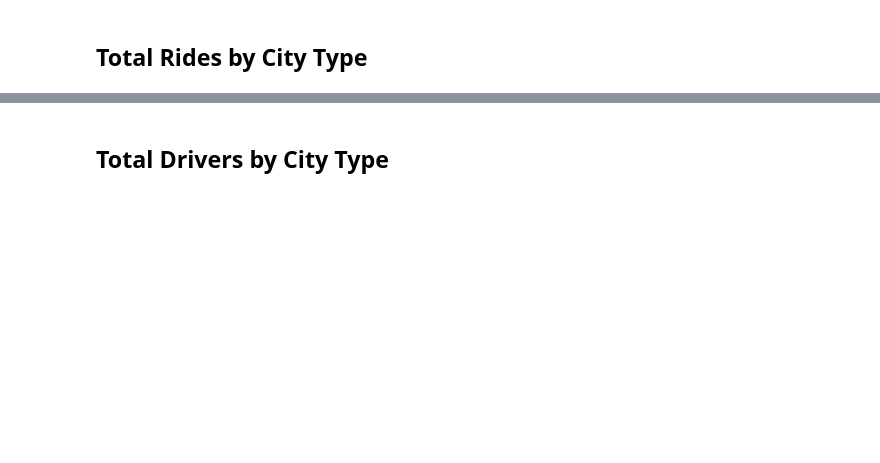
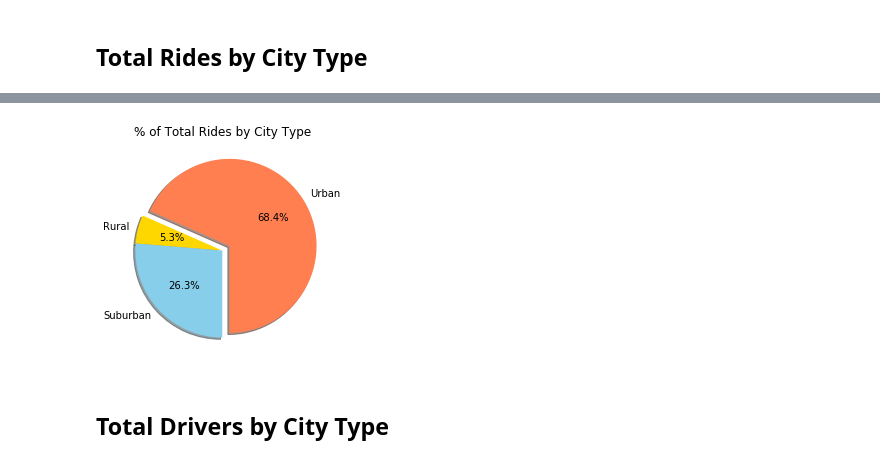
Before and after one commit to dhr321/matplotlib, a Jupyter notebook: pyber_dhr.ipynb, the cells around one changed output, grey strips where cells are left out. Cells and saved outputs as stored; diff of their text form; code cells hidden in the pictures; blank space fills up the shorter version.

```diff
--- a/pyber_dhr.ipynb
+++ b/pyber_dhr.ipynb
@@ -218,2 +187,35 @@ plt.show()
+# %%
+# Calculate Rides Percents
+
+# Sum the ride counts for each city type and get total sum of rides.
+urbanRides = urban_df['ride_count'].sum()
+suburbanRides = suburban_df['ride_count'].sum()
+ruralRides = rural_df['ride_count'].sum()
+totalRides = urbanRides + suburbanRides + ruralRides
+totalRides
+
+# Calculate fare percentages to use in the pie chart.
+urbanPct = round(urbanRides / totalRides * 100, 1)
+suburbanPct = round(suburbanRides / totalRides * 100, 1)
+ruralPct = round(ruralRides / totalRides * 100, 1)
+
+# Assign pie chart attributes to variables.
+labels = ['Urban', 'Rural', 'Suburban']
+percentages = [urbanPct, ruralPct, suburbanPct]
+colors = ['coral', 'gold', 'skyblue']
+explode = (0.1, 0, 0)
+
+# Plot the pie chart.
+plt.pie(percentages, explode=explode, labels=labels, colors=colors,
+        autopct="%1.1f%%", shadow=True, startangle=270)
+plt.title("% of Total Rides by City Type")
+
+# Save figure and display it here.
+plt.savefig('pyberPieRides.png', bbox_inches='tight')
+
+# Show Figure
+plt.show()
+# %% [output]
+[figure, added]
 # %% [markdown]
 ## Total Drivers by City Type
```
Also changed, not shown: parts of 11 cells of this notebook, 3 other files.
